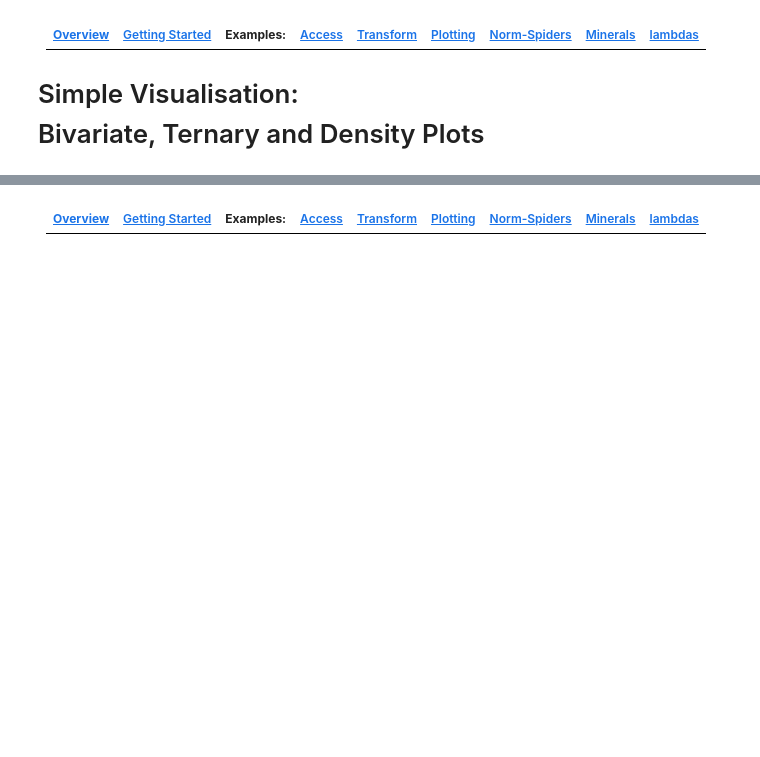
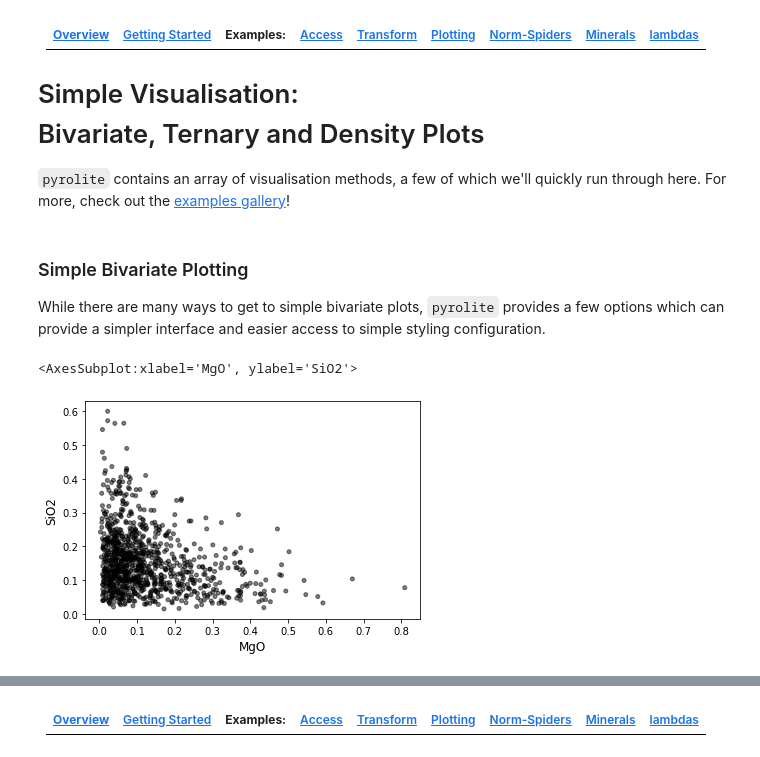
Before and after one commit to morganjwilliams/202103-MQ-pyrolite-workshop, a Jupyter notebook: notebooks/04_simple_vis.ipynb, the cells around one changed output, grey strips where cells are left out. Cells and saved outputs as stored; diff of their text form; code cells hidden in the pictures; blank space fills up the shorter version.

```diff
--- a/notebooks/04_simple_vis.ipynb
+++ b/notebooks/04_simple_vis.ipynb
@@ -3,3 +3,6 @@
 | ----------------------------------- | -------------------------------------------- | ------------- | --------------------------------------- | --------------------------------- | --------------------------------- | --------------------------------------- | ------------------------------- | ----------------------------- |
 
 # Simple Visualisation:<br> Bivariate, Ternary and Density Plots
+
+
+`pyrolite` contains an array of visualisation methods, a few of which we'll quickly run through here. For more, check out the [examples gallery](https://pyrolite.readthedocs.io/en/develop/examples/index.html#plotting-examples)!
@@ -5,0 +14,11 @@
+# %%
+df = normal_frame(columns=['SiO2', 'CaO', 'MgO', 'FeO', 'TiO2'], cov=np.eye(4) * np.array([0.35, 0.85, 0.3, 1.1]), size=1000, seed=13)
+# %% [markdown]
+### Simple Bivariate Plotting
+
+While there are many ways to get to simple bivariate plots, `pyrolite` provides a few options which can provide a simpler interface and easier access to simple styling configuration.
+# %%
+df[['MgO', 'SiO2']].pyroplot.scatter(color='k', marker='o', alpha=0.5)
+# %% [output]
+<AxesSubplot:xlabel='MgO', ylabel='SiO2'>
+[figure, added]
```
Also changed, not shown: parts of 8 cells of this notebook, 7 other files.
